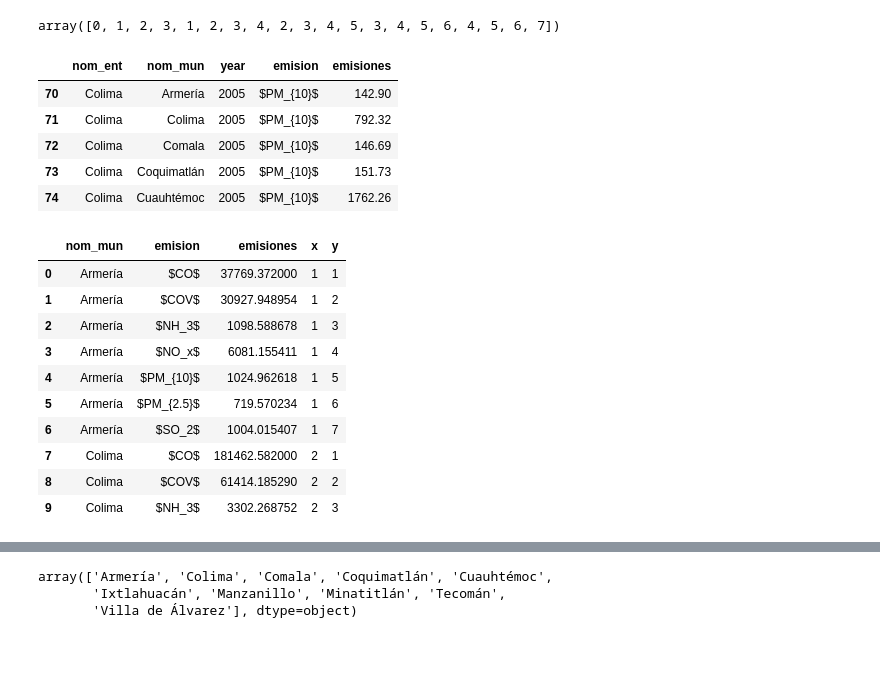
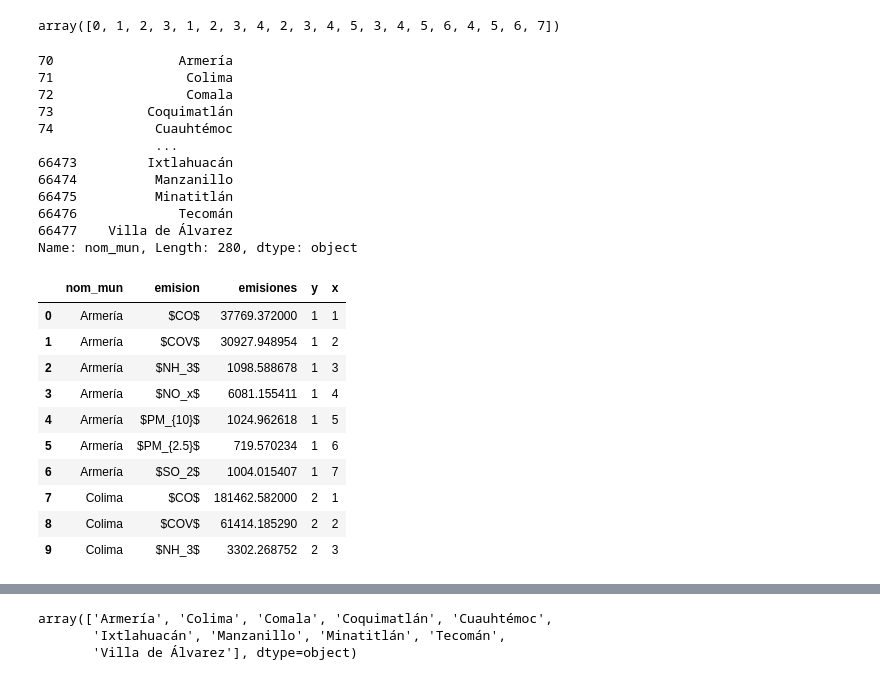
Before and after one commit to pcorner10/pronaces_analisis, a Jupyter notebook: INEM.ipynb, the cells around one changed output, grey strips where cells are left out. Drawn from its saved outputs; the diff is of its cells as text; code cells hidden in the pictures; blank space fills up the shorter version.

```diff
--- a/INEM.ipynb
+++ b/INEM.ipynb
@@ -656,24 +651,32 @@ top
 array([0, 1, 2, 3, 1, 2, 3, 4, 2, 3, 4, 5, 3, 4, 5, 6, 4, 5, 6, 7])
 # %%
 total_mun_colima.head()
+
+total_mun_colima["nom_mun"].replace({})
 # %% [output]
-|  | nom_ent | nom_mun | year | emision | emisiones |
-| 70 | Colima | Armería | 2005 | $PM_{10}$ | 142.90 |
-| 71 | Colima | Colima | 2005 | $PM_{10}$ | 792.32 |
-| 72 | Colima | Comala | 2005 | $PM_{10}$ | 146.69 |
-| 73 | Colima | Coquimatlán | 2005 | $PM_{10}$ | 151.73 |
-| 74 | Colima | Cuauhtémoc | 2005 | $PM_{10}$ | 1762.26 |
+70                Armería
+71                 Colima
+72                 Comala
+73            Coquimatlán
+74             Cuauhtémoc
+               ...
+66473         Ixtlahuacán
+66474          Manzanillo
+66475          Minatitlán
+66476             Tecomán
+66477    Villa de Álvarez
+Name: nom_mun, Length: 280, dtype: object
 # %%
 mun_colima_grouped = total_mun_colima.groupby(["nom_mun", "emision"]).sum().reset_index()
 
 mun_colima_grouped.sort_values(by=["nom_mun","emision"], inplace=True)
 
 # add column x; if nom_mun == "Armería" then x = 1, then 2, 3, 4, 5, 6, 7, 8, 9, 10, 11, 12
-mun_colima_grouped["x"] = mun_colima_grouped.groupby("emision").cumcount() + 1
-mun_colima_grouped["y"] = mun_colima_grouped.groupby("nom_mun").cumcount() + 1
+mun_colima_grouped["y"] = mun_colima_grouped.groupby("emision").cumcount() + 1
+mun_colima_grouped["x"] = mun_colima_grouped.groupby("nom_mun").cumcount() + 1
 mun_colima_grouped.head(10)
 # %% [output]
-|  | nom_mun | emision | emisiones | x | y |
+|  | nom_mun | emision | emisiones | y | x |
 | 0 | Armería | $CO$ | 37769.372000 | 1 | 1 |
 | 1 | Armería | $COV$ | 30927.948954 | 1 | 2 |
 | 2 | Armería | $NH_3$ | 1098.588678 | 1 | 3 |
```
Also changed, not shown: parts of 6 cells of this notebook, 2 other files.
